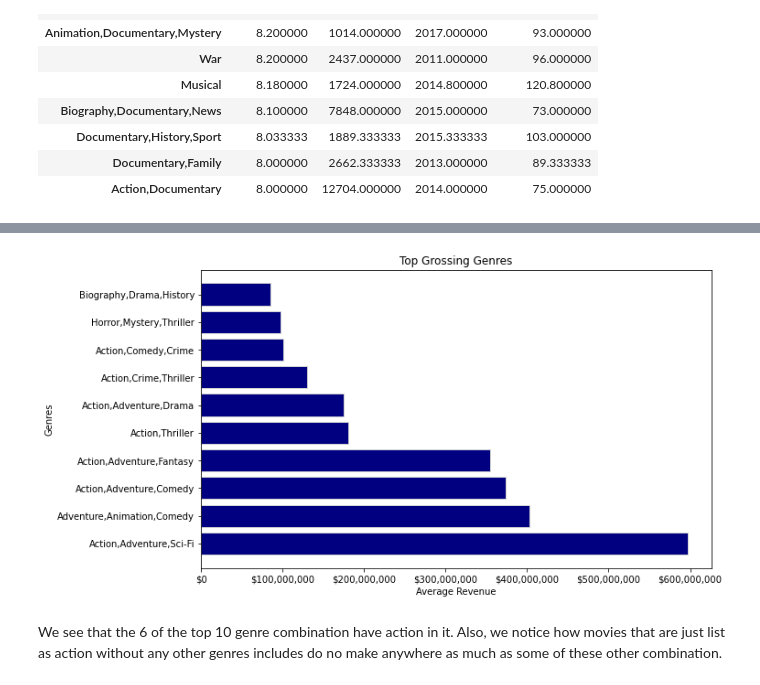
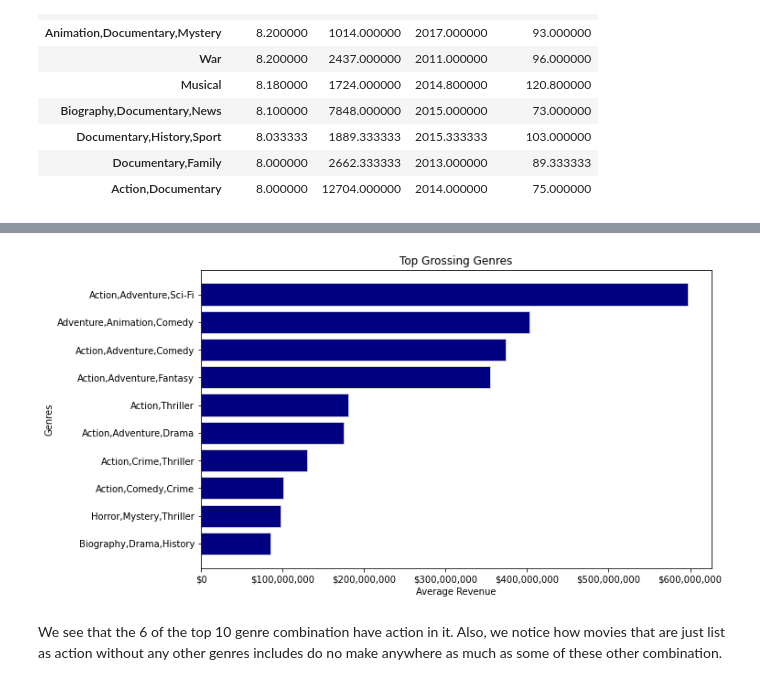
Before and after one commit to xiaohua-su/Film-Analysis, a Jupyter notebook: Analysis_of_Films.ipynb, the cells around one changed output, grey strips where cells are left out. Saved outputs shown, nothing was run; the diff lists cells and outputs as text; code cells hidden in the pictures.

```diff
--- a/Analysis_of_Films.ipynb
+++ b/Analysis_of_Films.ipynb
@@ -152,6 +152,9 @@ clean_columns['domestic_gross'] = clean_columns['domestic_gross'].astype('int64'
 clean_columns['production_budget'] = clean_columns['production_budget'].str.replace('$', '')
 clean_columns['production_budget'] = clean_columns['production_budget'].str.replace(',', '')
 clean_columns['production_budget'] = clean_columns['production_budget'].astype('int64')
+# %%
+clean_columns['net_profit'] = clean_columns['worldwide_gross'] - clean_columns['production_budget']
+clean_columns['return_on_investment'] = (clean_columns['net_profit']/clean_columns['production_budget'])*100
 # %%
 #Sanity Check
 clean_columns.info()
@@ -178,3 +183,6 @@ test_clean_columns = clean_columns.drop_duplicates()
 #dropping duplicates where the title name is the same but other values are wrong
 vote_count_max = test_clean_columns.groupby(['title']).vote_count.transform(max)
 movies_clean = test_clean_columns.loc[test_clean_columns.vote_count == vote_count_max]
+# %%
+movies_clean['net_profit'] = movies_clean['worldwide_gross'] - movies_clean['production_budget']
+movies_clean['return_on_investment'] = (movies_clean['net_profit']/movies_clean['production_budget'])*100
@@ -460,22 +577,23 @@ ax.set_xlabel('Average Rating')
 # %%
 #graph of genre v average worldwide_gross
 
 genres_list = pd.get_dummies(movies_sql.genres, prefix=None).sum().sort_values(ascending=False).head(20)
 genres_list2 = list(genres_list.index)
 movies_sql2 = movies_sql[movies_sql['genres'].isin(genres_list2)]
 #movies_sql2['worldwide_gross_mil'] = movies_sql2['worldwide_gross']/1000000 might not need this
 genres_vs_wwg = movies_sql2.groupby(['genres']).mean().sort_values(['worldwide_gross'], ascending=False).head(10)
 
 fig, ax = plt.subplots(figsize=(10,6))
 
 ax.barh(y=genres_vs_wwg.index, width=genres_vs_wwg['worldwide_gross'], color="navy", edgecolor="lightgrey")
+ax.invert_yaxis()
 ax.set_title('Top Grossing Genres')
 ax.set_ylabel('Genres')
 ax.set_xlabel('Average Revenue')
 ax.xaxis.set_major_formatter(ticker.StrMethodFormatter('${x:,.0f}'))
 plt.savefig('./Untitled Folder/Top Grossing Genres.png', bbox_inches = 'tight');
 # %% [output]
-[figure, old version]
+[figure, new version]
 # %% [markdown]
 We see that the 6 of the top 10 genre combination have action in it. Also, we notice how movies that are just list as action without any other genres includes do no make anywhere as much as some of these other combination.
 # %% [markdown]
```
Also changed, not shown: parts of 17 cells of this notebook, 3 other files.
